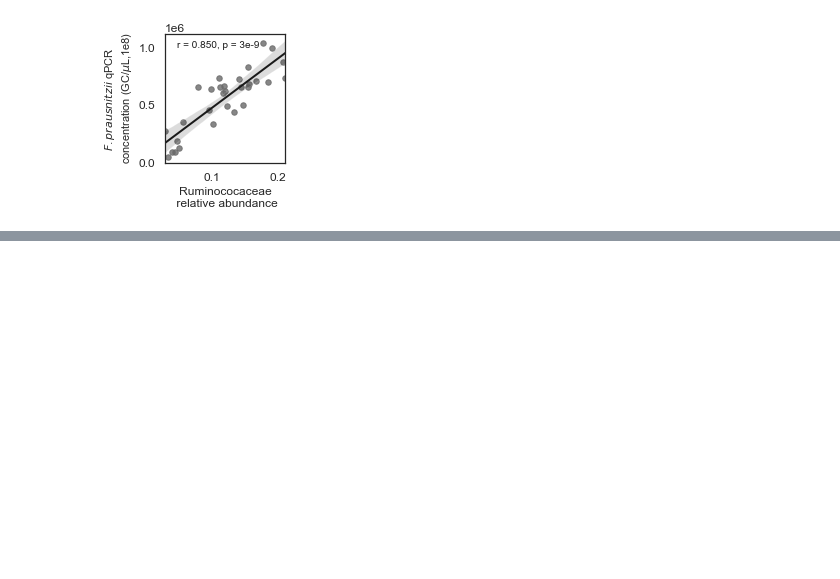
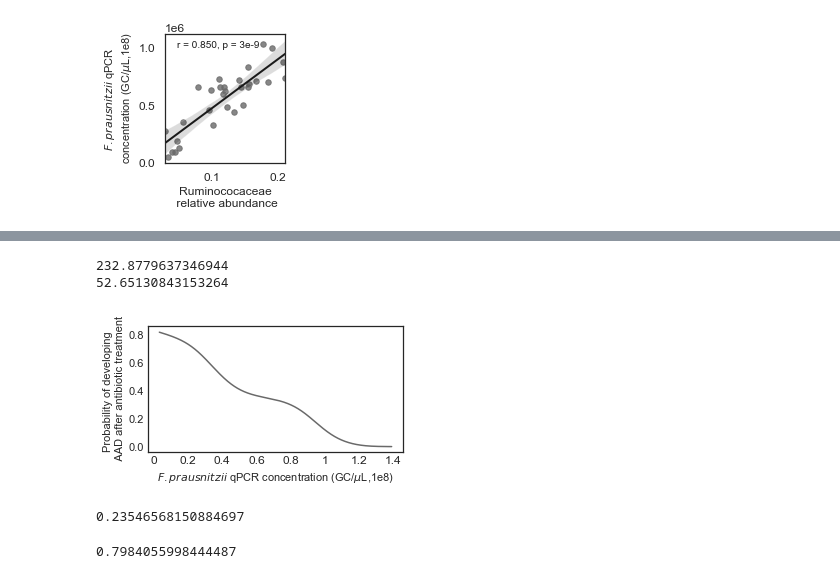
Before and after one commit to XiaoqiongGu/Gu_2021_Augmentin16S, a Jupyter notebook: Figure4.ipynb, the cells around one changed output, grey strips where cells are left out. Cells and saved outputs as stored; diff of their text form; code cells hidden in the pictures; blank space fills up the shorter version.

Commit message:
second commit this commit is for adding the figure 4E probability codes

```diff
--- a/Figure4.ipynb
+++ b/Figure4.ipynb
@@ -166,0 +220,53 @@ plt.savefig("plots/Figure4D_correlation_v5_median.svg", dpi=300)
+# %%
+
+aad_g = qPCR[qPCR['Group'] == 'AAD']['normalized.1 (GC/uL)'].tolist()
+nonaad_g = qPCR[qPCR['Group'] == 'non-AAD']['normalized.1 (GC/uL)'].tolist()
+minnum = np.min(aad_g)
+maxnum = np.max(nonaad_g)
+left_n = minnum/((maxnum-minnum)/10000)
+right_n = (1.4e6-maxnum)/((maxnum-minnum)/10000)
+print(left_n)
+print(right_n)
+# %% [output]
+232.8779637346944
+52.65130843153264
+# %%
+infront = np.repeat(np.nan, 233)
+end = np.repeat(np.nan, 53)
+step1 = np.append(infront, faecaliqpcr_aad_normalized)
+faecaliqpcr_aad_normalized_add = np.append(step1, end)
+# %%
+plt.style.use('seaborn-white')
+cm = 1/2.54
+fig, ax = plt.subplots(figsize=(11.5*cm, 6.5*cm))
+
+ax.plot(faecaliqpcr_aad_normalized_add, color='dimgray', linewidth=1.5,
+        linestyle='-', label='$\it{F.prausnitzii}$-qPCR')  # fb8072
+ax.set_xlabel('$\it{F.prausnitzii}$ qPCR concentration (GC/' +
+              r'$\mu$' + 'L,1e8)', fontsize=11)
+plt.ylabel(
+    'Probability of developing \n AAD after antibiotic treatment', fontsize=11)
+
+range_num = faecaliqpcr_aad_normalized_add.shape[0]
+ax.set_xticks([0, range_num/7*1, range_num/7*2, range_num/7*3,
+              range_num/7*4, range_num/7*5, range_num/7*6, range_num/7*7])
+ax.set_xticklabels(('0', '0.2', '0.4', '0.6', '0.8',
+                   '1', '1.2', '1.4'), size=12)
+plt.tight_layout()
+plt.savefig('plots/Figure4E_probability.svg', dpi=300)
+# %% [output]
+[figure, added]
+# %%
+## What is the F. prausnitzii qPCR concentration if AAD probability is > 0.7
+idx = np.where(faecaliqpcr_aad_normalized_add > 0.7)[0][-1]
+range_num = faecaliqpcr_aad_normalized_add.shape[0]
+idx/range_num*1.4
+# %% [output]
+0.23546568150884697
+# %%
+## What is the F. prausnitzii qPCR concentration if AAD probability is < 0.3
+idx = np.where(faecaliqpcr_aad_normalized_add < 0.3)[0][0]
+range_num = faecaliqpcr_aad_normalized_add.shape[0]
+idx/range_num*1.4
+# %% [output]
+0.7984055998444487
```
Also changed, not shown: parts of 2 cells of this notebook, 7 other files.
